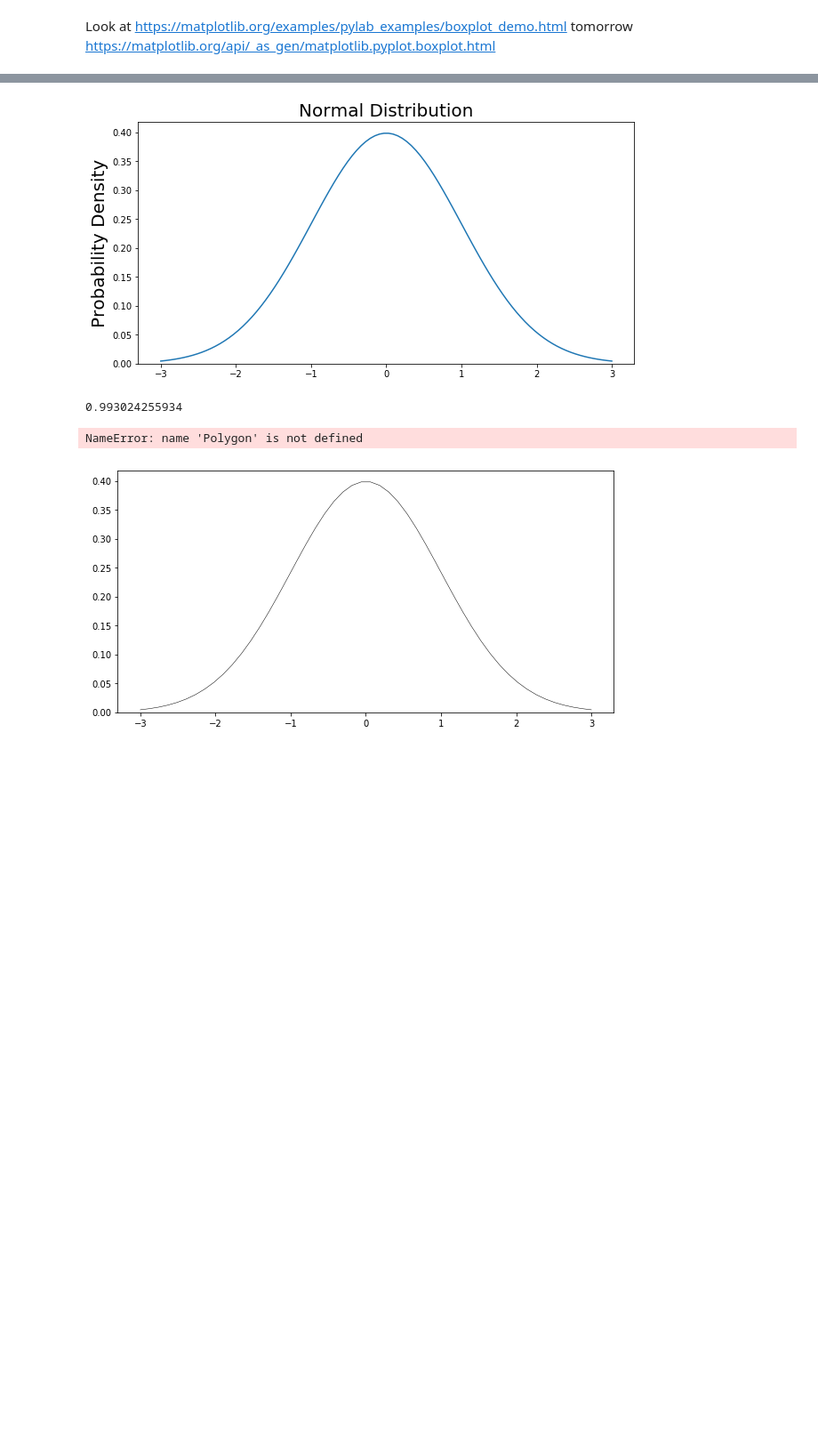
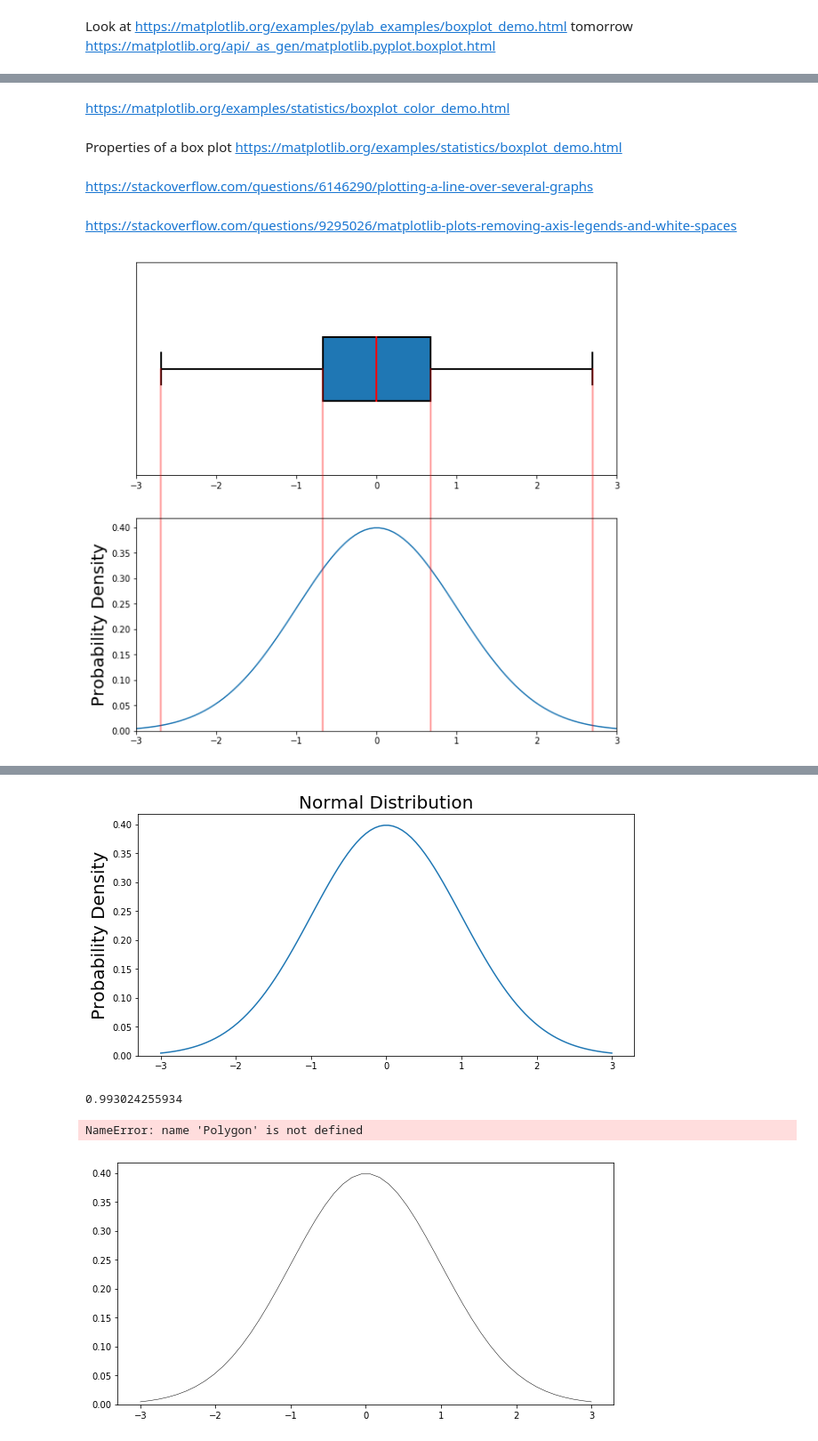
Before and after one commit to mGalarnyk/Python_Tutorials, a Jupyter notebook: Statistics/box_plot.ipynb, the cells around one changed output, grey strips where cells are left out. Shown at 89% size. Saved outputs shown, nothing was run; the diff lists cells and outputs as text; code cells hidden in the pictures; blank space fills up the shorter version.

Commit message:
Finally have some progress on boxplot tutorial plot

```diff
--- a/Statistics/box_plot.ipynb
+++ b/Statistics/box_plot.ipynb
@@ -82,0 +19,73 @@ plt.boxplot?
+# %% [markdown]
+https://matplotlib.org/examples/statistics/boxplot_color_demo.html
+# %% [markdown]
+Properties of a box plot
+https://matplotlib.org/examples/statistics/boxplot_demo.html
+# %% [markdown]
+https://stackoverflow.com/questions/6146290/plotting-a-line-over-several-graphs
+# %% [markdown]
+https://stackoverflow.com/questions/9295026/matplotlib-plots-removing-axis-legends-and-white-spaces
+# %%
+# connection path is here: https://stackoverflow.com/questions/6146290/plotting-a-line-over-several-graphs
+
+
+mu, sigma = 0, 1 # mean and standard deviation
+s = np.random.normal(mu, sigma, 1000000)
+
+fig, axes = plt.subplots(nrows = 2, ncols = 1, figsize=(10, 10))
+
+# rectangular box plot
+axes[0].boxplot(s,
+                vert=False,
+                patch_artist=True,
+                showfliers=False,
+                positions = [0],
+                boxprops = dict(linestyle='--', linewidth=2, color='Black'),
+                medianprops = dict(linestyle='-', linewidth=2, color='red'),
+                whiskerprops = dict(linestyle='-', linewidth=2, color='Black'),
+                capprops = dict(linestyle='-', linewidth=2, color='Black'),
+                widths = .3,
+                zorder = 1)   # fill with color
+
+axes[0].set_xlim(-3, 3)
+#axes[0].set_xticks([-3, -2.698, -2, -1, -0.6745, 0, 0.6745, 1, 2, 2.698, 3])
+axes[0].set_yticks([])
+x = np.linspace(-3, 3, num = 100)
+constant = 1.0 / np.sqrt(2*np.pi)
+pdf_normal_distribution = constant * np.exp((-x**2) / 2.0)
+
+axes[1].plot(x, pdf_normal_distribution, zorder= 2);
+axes[1].set_xlim(-3, 3)
+axes[1].set_ylim(0);
+#axes[1].set_title('Normal Distribution', size = 20);
+axes[1].set_ylabel('Probability Density', size = 20);
+
+# lower box
+con = ConnectionPatch(xyA=(-.6745, 0), xyB=(-.6745, 0),
+    coordsA="data", coordsB="data", axesA=axes[1], axesB=axes[0],
+    arrowstyle="-", linewidth=2, color="red", zorder = 2, alpha = .4)
+axes[1].add_artist(con)
+
+# upper box
+con = ConnectionPatch(xyA=(.6745, 0), xyB=(.6745, 0),
+    coordsA="data", coordsB="data", axesA=axes[1], axesB=axes[0],
+    arrowstyle="-", linewidth=2, color="red", zorder = 2, alpha = .4)
+axes[1].add_artist(con)
+
+# lower whisker
+con = ConnectionPatch(xyA=(-2.698, 0), xyB=(-2.698, 0),
+    coordsA="data", coordsB="data", axesA=axes[1], axesB=axes[0],
+    arrowstyle="-", linewidth=2, color="red", zorder = 2, alpha = .4)
+axes[1].add_artist(con)
+
+# upper whisker
+con = ConnectionPatch(xyA=(2.698, 0), xyB=(2.698, 0),
+    coordsA="data", coordsB="data", axesA=axes[1], axesB=axes[0],
+    arrowstyle="-", linewidth=2, color="red", zorder = 2, alpha = .4)
+axes[1].add_artist(con)
+
+
+fig.savefig('testing123.png')
+#nrows = 1, ncols = 3,
+# %% [output]
+[figure, added]
```
Also changed, not shown: parts of 12 cells of this notebook, 2 other files.
